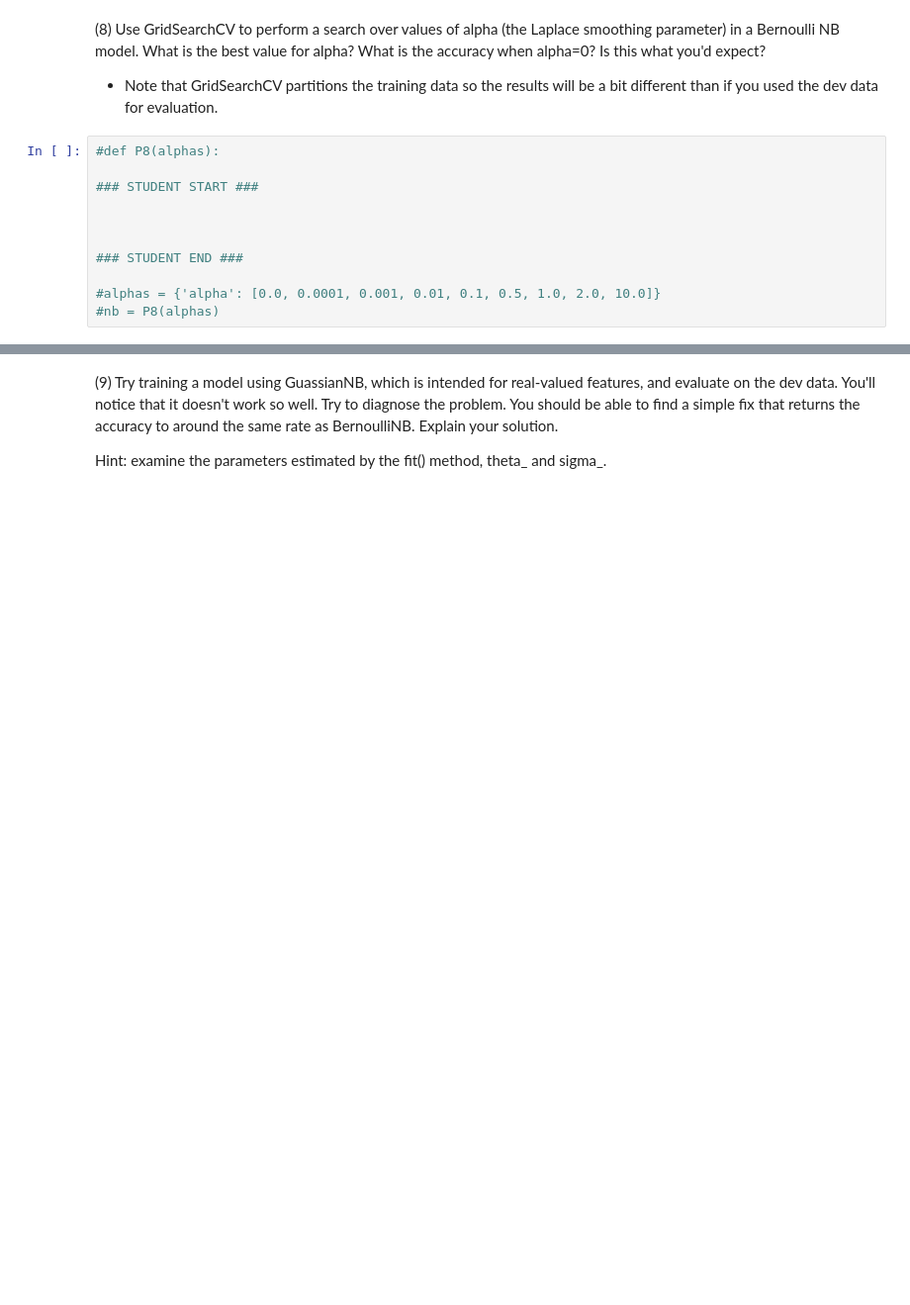
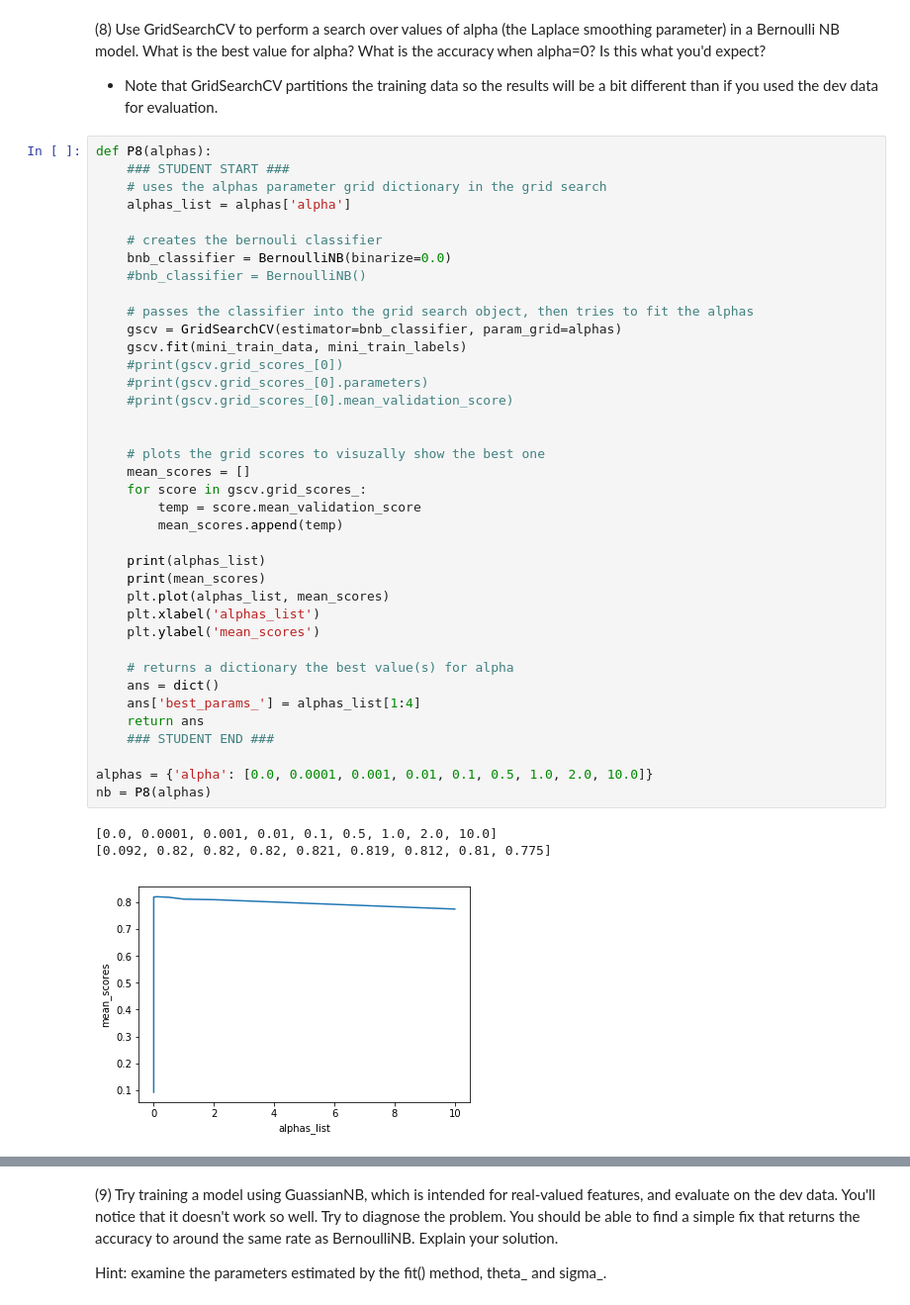
Before and after one commit to ucbiyyq/ucbiyyq-w207, a Jupyter notebook: project01/yangyang_qian_p01.ipynb, the cells around one changed output, grey strips where cells are left out. Shown: that part at 99% size. Saved outputs shown, nothing was run; the diff lists cells and outputs as text; blank space fills up the shorter version.

```diff
--- a/project01/yangyang_qian_p01.ipynb
+++ b/project01/yangyang_qian_p01.ipynb
@@ -175,15 +458,46 @@ ANSWER:
 (8) Use GridSearchCV to perform a search over values of alpha (the Laplace smoothing parameter) in a Bernoulli NB model. What is the best value for alpha? What is the accuracy when alpha=0? Is this what you'd expect?
 
 - Note that GridSearchCV partitions the training data so the results will be a bit different than if you used the dev data for evaluation.
-# %%
-#def P8(alphas):
-
-### STUDENT START ###
-
-
-
-### STUDENT END ###
-
-#alphas = {'alpha': [0.0, 0.0001, 0.001, 0.01, 0.1, 0.5, 1.0, 2.0, 10.0]}
-#nb = P8(alphas)
+# %%
+def P8(alphas):
+    ### STUDENT START ###
+    # uses the alphas parameter grid dictionary in the grid search
+    alphas_list = alphas['alpha']
+
+    # creates the bernouli classifier
+    bnb_classifier = BernoulliNB(binarize=0.0)
+    #bnb_classifier = BernoulliNB()
+
+    # passes the classifier into the grid search object, then tries to fit the alphas
+    gscv = GridSearchCV(estimator=bnb_classifier, param_grid=alphas)
+    gscv.fit(mini_train_data, mini_train_labels)
+    #print(gscv.grid_scores_[0])
+    #print(gscv.grid_scores_[0].parameters)
+    #print(gscv.grid_scores_[0].mean_validation_score)
+
+
+    # plots the grid scores to visuzally show the best one
+    mean_scores = []
+    for score in gscv.grid_scores_:
+        temp = score.mean_validation_score
+        mean_scores.append(temp)
+
+    print(alphas_list)
+    print(mean_scores)
+    plt.plot(alphas_list, mean_scores)
+    plt.xlabel('alphas_list')
+    plt.ylabel('mean_scores')
+
+    # returns a dictionary the best value(s) for alpha
+    ans = dict()
+    ans['best_params_'] = alphas_list[1:4]
+    return ans
+    ### STUDENT END ###
+
+alphas = {'alpha': [0.0, 0.0001, 0.001, 0.01, 0.1, 0.5, 1.0, 2.0, 10.0]}
+nb = P8(alphas)
+# %% [output]
+[0.0, 0.0001, 0.001, 0.01, 0.1, 0.5, 1.0, 2.0, 10.0]
+[0.092, 0.82, 0.82, 0.82, 0.821, 0.819, 0.812, 0.81, 0.775]
+[figure, added]
 # %%
```
Also changed, not shown: parts of 36 cells of this notebook, 6 other files.
